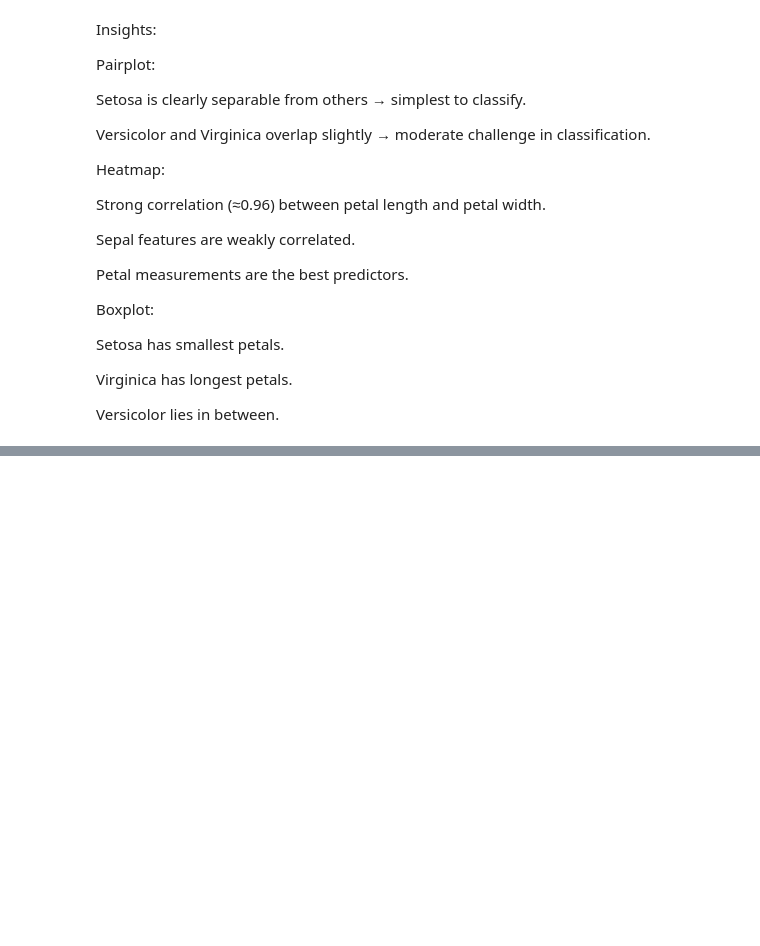
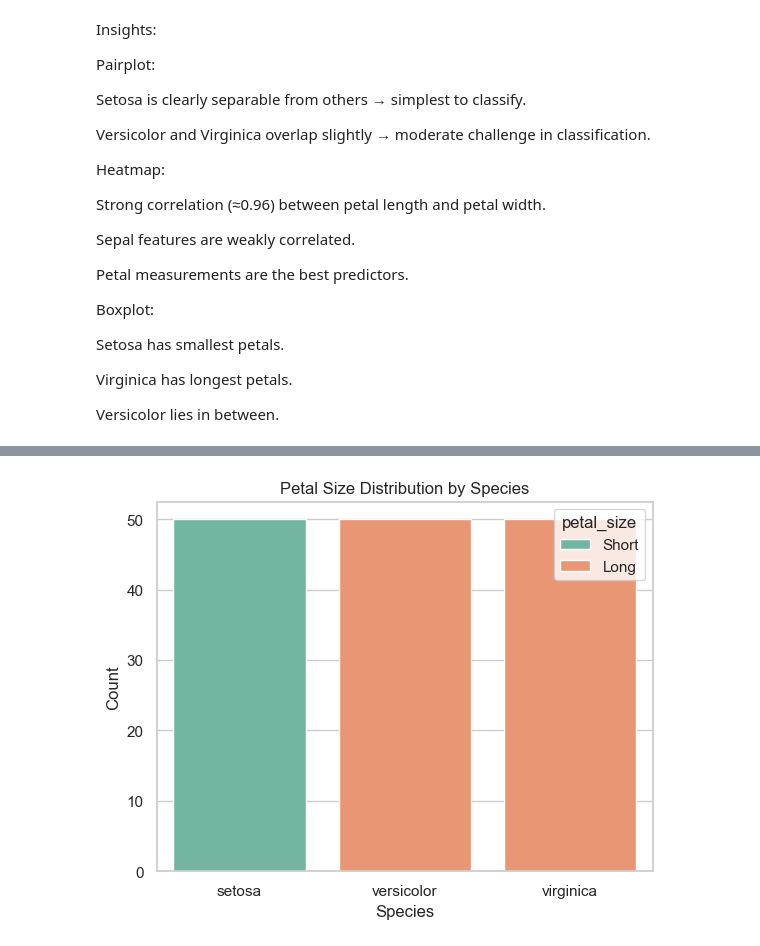
Before and after one commit to Niveditha79/Data_Analysis, a Jupyter notebook: iris.ipynb, the cells around one changed output, grey strips where cells are left out. Drawn from its saved outputs; the diff is of its cells as text; code cells hidden in the pictures; blank space fills up the shorter version.

```diff
--- a/iris.ipynb
+++ b/iris.ipynb
@@ -212,0 +279,18 @@ Versicolor lies in between.
+# %%
+# 9. Bivariate Analysis - Categorical vs Categorical
+
+# Since Iris has only one categorical column ('species'),
+# we’ll create an example using a comparison-like view
+# by grouping with a derived categorical feature.
+
+# Example: Categorize petal length as 'Short' or 'Long'
+df['petal_size'] = pd.cut(df['petal_length'], bins=[0, 2, 7], labels=['Short', 'Long'])
+
+# Count Plot: Petal Size by Species
+sns.countplot(x='species', hue='petal_size', data=df, palette='Set2')
+plt.title("Petal Size Distribution by Species")
+plt.xlabel("Species")
+plt.ylabel("Count")
+plt.show()
+# %% [output]
+[figure, added]
```
Also changed, not shown: parts of 8 cells of this notebook.
